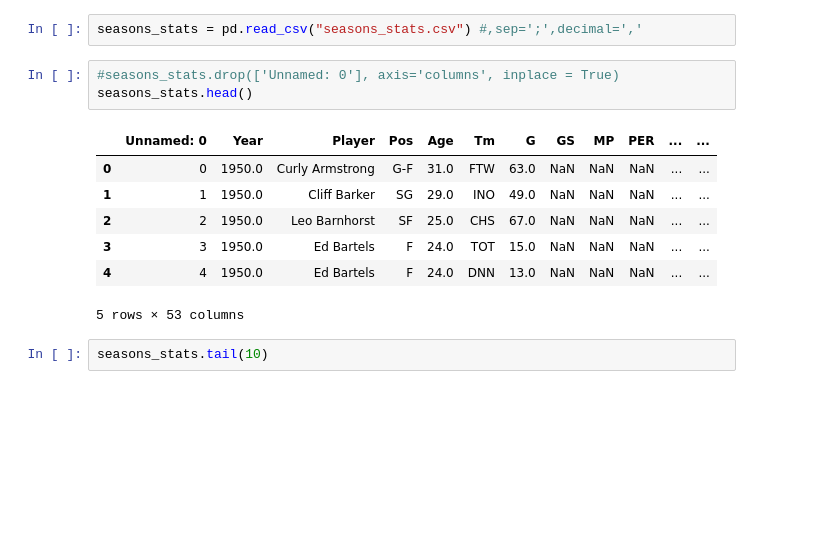
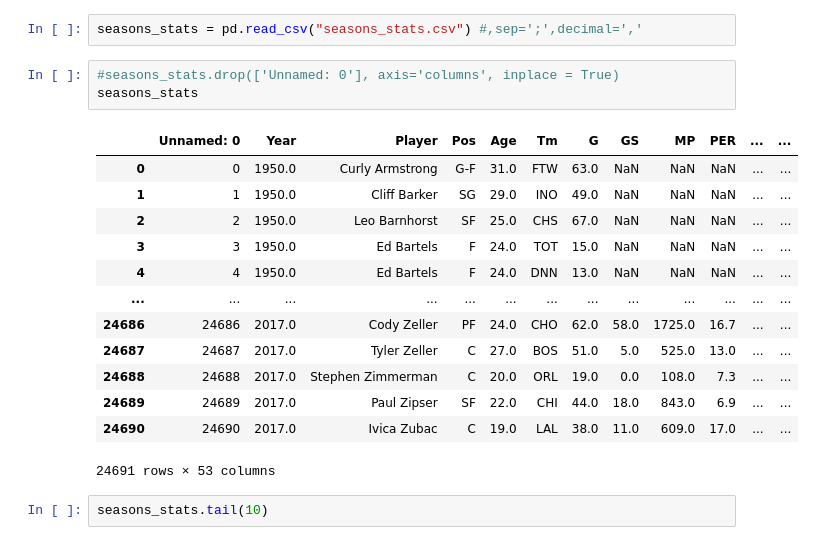
Before and after one commit to BaptisteHurel/Python, a Jupyter notebook: Projet Cloud Computing/ml_template_api/ml/EDA.ipynb, the cells around one changed output. Cells and saved outputs as stored; diff of their text form; blank space fills up the shorter version.

```diff
--- a/Projet Cloud Computing/ml_template_api/ml/EDA.ipynb
+++ b/Projet Cloud Computing/ml_template_api/ml/EDA.ipynb
@@ -24,15 +24,21 @@ import scipy
 seasons_stats = pd.read_csv("seasons_stats.csv") #,sep=';',decimal=','
 # %%
 #seasons_stats.drop(['Unnamed: 0'], axis='columns', inplace = True)
-seasons_stats.head()
+seasons_stats
 # %% [output]
 |  | Unnamed: 0 | Year | Player | Pos | Age | Tm | G | GS | MP | PER | ... | ... |
 | 0 | 0 | 1950.0 | Curly Armstrong | G-F | 31.0 | FTW | 63.0 | NaN | NaN | NaN | ... | ... |
 | 1 | 1 | 1950.0 | Cliff Barker | SG | 29.0 | INO | 49.0 | NaN | NaN | NaN | ... | ... |
 | 2 | 2 | 1950.0 | Leo Barnhorst | SF | 25.0 | CHS | 67.0 | NaN | NaN | NaN | ... | ... |
 | 3 | 3 | 1950.0 | Ed Bartels | F | 24.0 | TOT | 15.0 | NaN | NaN | NaN | ... | ... |
 | 4 | 4 | 1950.0 | Ed Bartels | F | 24.0 | DNN | 13.0 | NaN | NaN | NaN | ... | ... |
+| ... | ... | ... | ... | ... | ... | ... | ... | ... | ... | ... | ... | ... |
+| 24686 | 24686 | 2017.0 | Cody Zeller | PF | 24.0 | CHO | 62.0 | 58.0 | 1725.0 | 16.7 | ... | ... |
+| 24687 | 24687 | 2017.0 | Tyler Zeller | C | 27.0 | BOS | 51.0 | 5.0 | 525.0 | 13.0 | ... | ... |
+| 24688 | 24688 | 2017.0 | Stephen Zimmerman | C | 20.0 | ORL | 19.0 | 0.0 | 108.0 | 7.3 | ... | ... |
+| 24689 | 24689 | 2017.0 | Paul Zipser | SF | 22.0 | CHI | 44.0 | 18.0 | 843.0 | 6.9 | ... | ... |
+| 24690 | 24690 | 2017.0 | Ivica Zubac | C | 19.0 | LAL | 38.0 | 11.0 | 609.0 | 17.0 | ... | ... |
-5 rows × 53 columns
+24691 rows × 53 columns
 # %%
 seasons_stats.tail(10)
 # %% [output]
```
Also changed, not shown: parts of 11 cells of this notebook.
